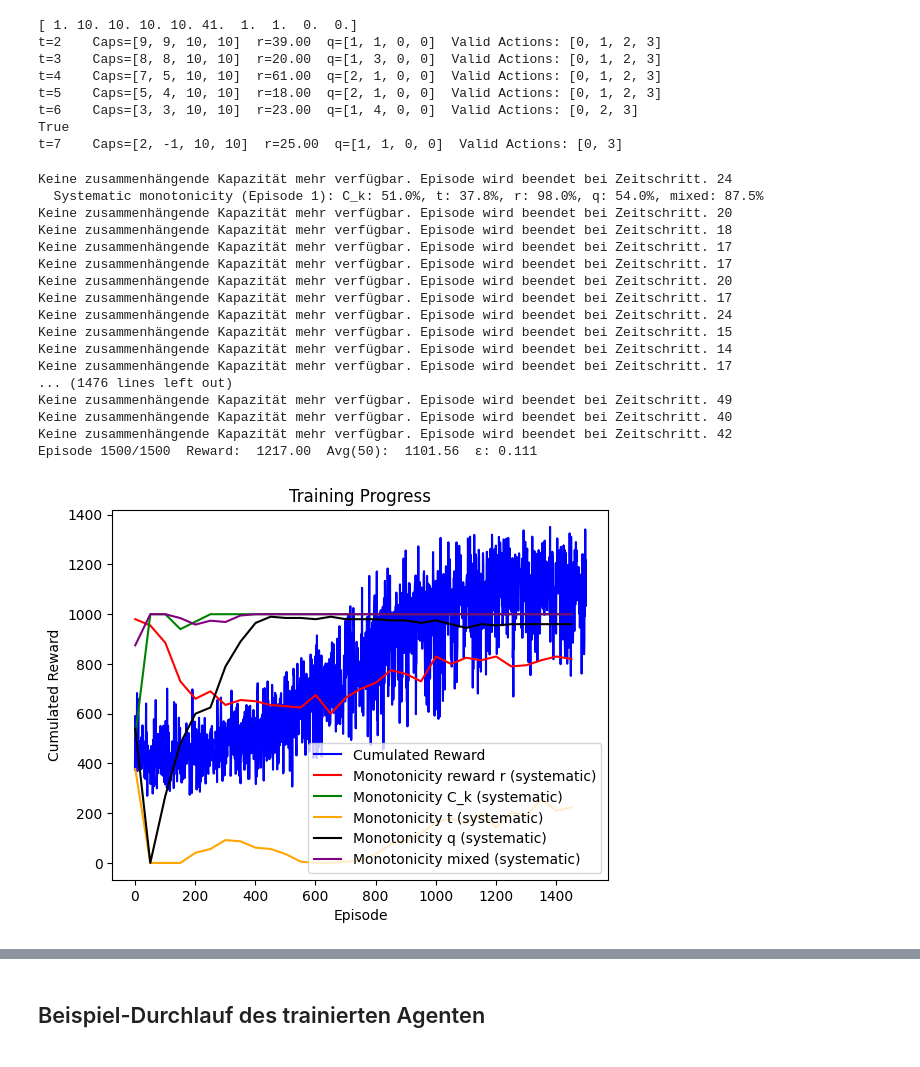
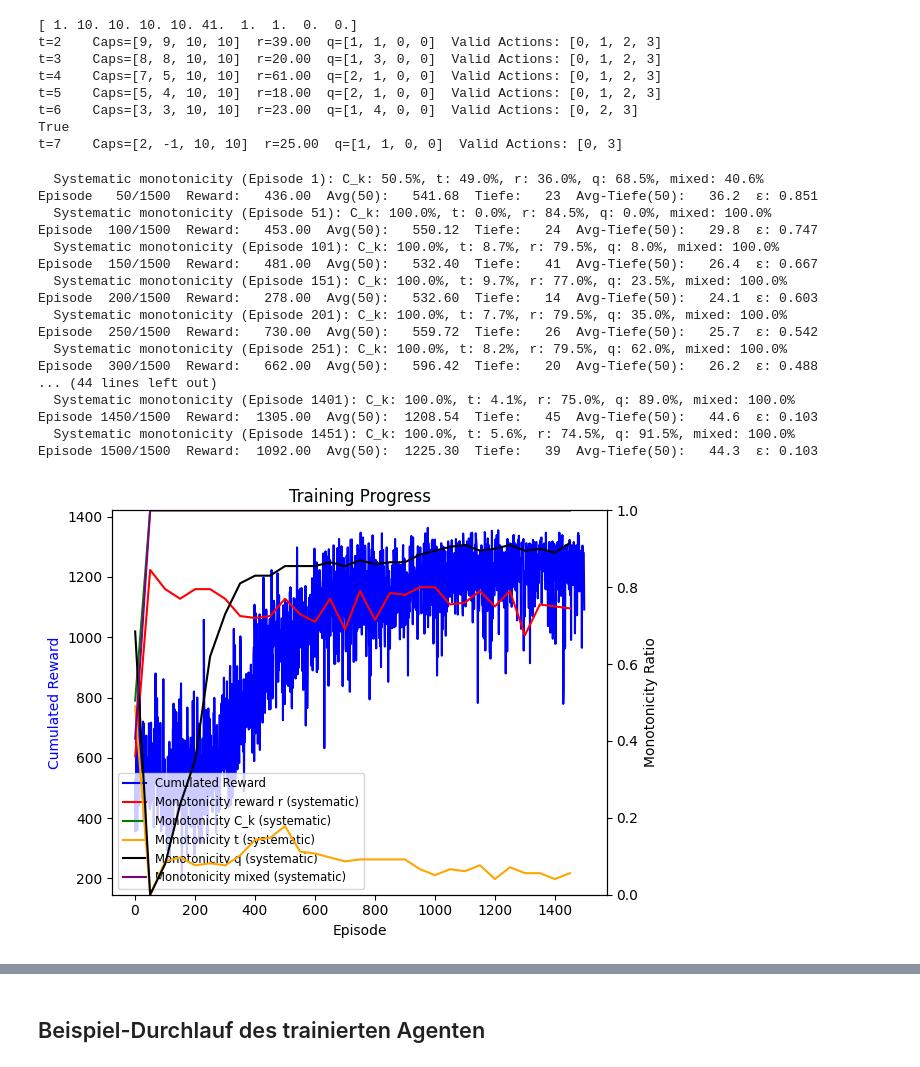
Before and after one commit to FelixFritz02/CI-Programming-Project-SS26, a Jupyter notebook: Programming Part/notebooks/applying_gym_env.ipynb, the cells around one changed output, grey strips where cells are left out. Drawn from its saved outputs; the diff is of its cells as text; code cells hidden in the pictures.

Commit message:
einheitliches Plotting und depth_history ergänzt

```diff
--- a/Programming Part/notebooks/applying_gym_env.ipynb
+++ b/Programming Part/notebooks/applying_gym_env.ipynb
@@ -62,43 +62,28 @@ from training.dqn_agent import DQNAgent
 from models.standard_dqn import DQNNetwork
 agent = DQNAgent(env, QnetworkClass=DQNNetwork, monotonicity_penalty=True, reject_bias = 0.75, gamma = 0.98, epsilon_decay_steps=10000)
 # %%
-reward_history, monotonicity_violations = agent.train(num_episodes=1500)
+reward_history, monotonicity_violations, depth_history = agent.train(num_episodes=1500)
 # %% [output]
-Keine zusammenhängende Kapazität mehr verfügbar. Episode wird beendet bei Zeitschritt. 24
-  Systematic monotonicity (Episode 1): C_k: 51.0%, t: 37.8%, r: 98.0%, q: 54.0%, mixed: 87.5%
-Keine zusammenhängende Kapazität mehr verfügbar. Episode wird beendet bei Zeitschritt. 20
-Keine zusammenhängende Kapazität mehr verfügbar. Episode wird beendet bei Zeitschritt. 18
-Keine zusammenhängende Kapazität mehr verfügbar. Episode wird beendet bei Zeitschritt. 17
-Keine zusammenhängende Kapazität mehr verfügbar. Episode wird beendet bei Zeitschritt. 17
-Keine zusammenhängende Kapazität mehr verfügbar. Episode wird beendet bei Zeitschritt. 20
-Keine zusammenhängende Kapazität mehr verfügbar. Episode wird beendet bei Zeitschritt. 17
-Keine zusammenhängende Kapazität mehr verfügbar. Episode wird beendet bei Zeitschritt. 24
-Keine zusammenhängende Kapazität mehr verfügbar. Episode wird beendet bei Zeitschritt. 15
-Keine zusammenhängende Kapazität mehr verfügbar. Episode wird beendet bei Zeitschritt. 14
-Keine zusammenhängende Kapazität mehr verfügbar. Episode wird beendet bei Zeitschritt. 17
-... (1476 lines left out)
-Keine zusammenhängende Kapazität mehr verfügbar. Episode wird beendet bei Zeitschritt. 49
-Keine zusammenhängende Kapazität mehr verfügbar. Episode wird beendet bei Zeitschritt. 40
-Keine zusammenhängende Kapazität mehr verfügbar. Episode wird beendet bei Zeitschritt. 42
-Episode 1500/1500  Reward:  1217.00  Avg(50):  1101.56  ε: 0.111
+  Systematic monotonicity (Episode 1): C_k: 50.5%, t: 49.0%, r: 36.0%, q: 68.5%, mixed: 40.6%
+Episode   50/1500  Reward:   436.00  Avg(50):   541.68  Tiefe:   23  Avg-Tiefe(50):   36.2  ε: 0.851
+  Systematic monotonicity (Episode 51): C_k: 100.0%, t: 0.0%, r: 84.5%, q: 0.0%, mixed: 100.0%
+Episode  100/1500  Reward:   453.00  Avg(50):   550.12  Tiefe:   24  Avg-Tiefe(50):   29.8  ε: 0.747
+  Systematic monotonicity (Episode 101): C_k: 100.0%, t: 8.7%, r: 79.5%, q: 8.0%, mixed: 100.0%
+Episode  150/1500  Reward:   481.00  Avg(50):   532.40  Tiefe:   41  Avg-Tiefe(50):   26.4  ε: 0.667
+  Systematic monotonicity (Episode 151): C_k: 100.0%, t: 9.7%, r: 77.0%, q: 23.5%, mixed: 100.0%
+Episode  200/1500  Reward:   278.00  Avg(50):   532.60  Tiefe:   14  Avg-Tiefe(50):   24.1  ε: 0.603
+  Systematic monotonicity (Episode 201): C_k: 100.0%, t: 7.7%, r: 79.5%, q: 35.0%, mixed: 100.0%
+Episode  250/1500  Reward:   730.00  Avg(50):   559.72  Tiefe:   26  Avg-Tiefe(50):   25.7  ε: 0.542
+  Systematic monotonicity (Episode 251): C_k: 100.0%, t: 8.2%, r: 79.5%, q: 62.0%, mixed: 100.0%
+Episode  300/1500  Reward:   662.00  Avg(50):   596.42  Tiefe:   20  Avg-Tiefe(50):   26.2  ε: 0.488
+... (44 lines left out)
+  Systematic monotonicity (Episode 1401): C_k: 100.0%, t: 4.1%, r: 75.0%, q: 89.0%, mixed: 100.0%
+Episode 1450/1500  Reward:  1305.00  Avg(50):  1208.54  Tiefe:   45  Avg-Tiefe(50):   44.6  ε: 0.103
+  Systematic monotonicity (Episode 1451): C_k: 100.0%, t: 5.6%, r: 74.5%, q: 91.5%, mixed: 100.0%
+Episode 1500/1500  Reward:  1092.00  Avg(50):  1225.30  Tiefe:   39  Avg-Tiefe(50):   44.3  ε: 0.103
 # %%
-episodes = [x[0] for x in monotonicity_violations]
-mono_c   = [x[1] * 1000 for x in monotonicity_violations]
-mono_t   = [x[2] * 1000 for x in monotonicity_violations]
-mono_r   = [x[3] * 1000 for x in monotonicity_violations]
-mono_q   = [x[4] * 1000 for x in monotonicity_violations]
-mono_mixed = [x[5] * 1000 for x in monotonicity_violations]
+from training.plotting import plot_training_progress, plot_depth_epsilon
 
-plt.plot(reward_history, color="blue", label="Cumulated Reward")
-plt.plot(episodes, mono_r,  color="red",    label="Monotonicity reward r (systematic)")
-plt.plot(episodes, mono_c, color="green",  label="Monotonicity C_k (systematic)")
-plt.plot(episodes, mono_t, color="orange", label="Monotonicity t (systematic)")
-plt.plot(episodes, mono_q, color="black",   label="Monotonicity q (systematic)")
-plt.plot(episodes, mono_mixed, color="purple", label="Monotonicity mixed (systematic)")
-plt.xlabel("Episode")
-plt.ylabel("Cumulated Reward")
-plt.title("Training Progress")
-plt.legend()
-plt.show()
+plot_training_progress(reward_history, monotonicity_violations)
 # %% [output]
-[figure, old version]
+[figure, new version]
```
Also changed, not shown: parts of 2 cells of this notebook, 6 other files.
